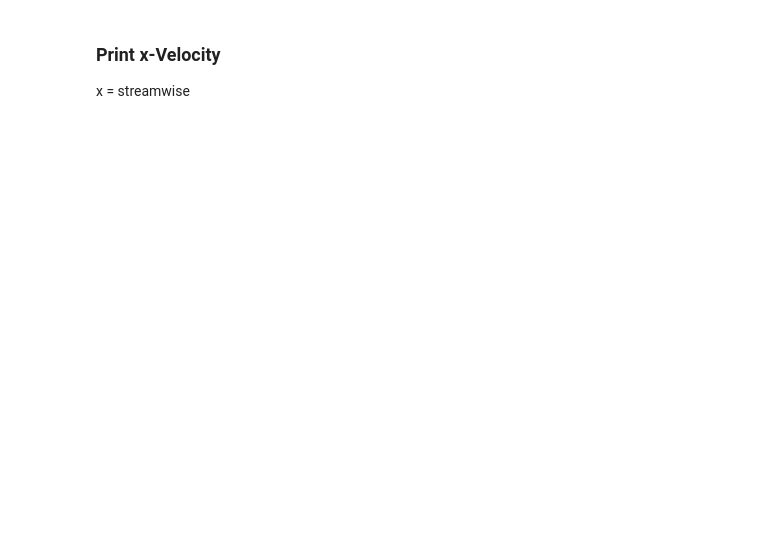
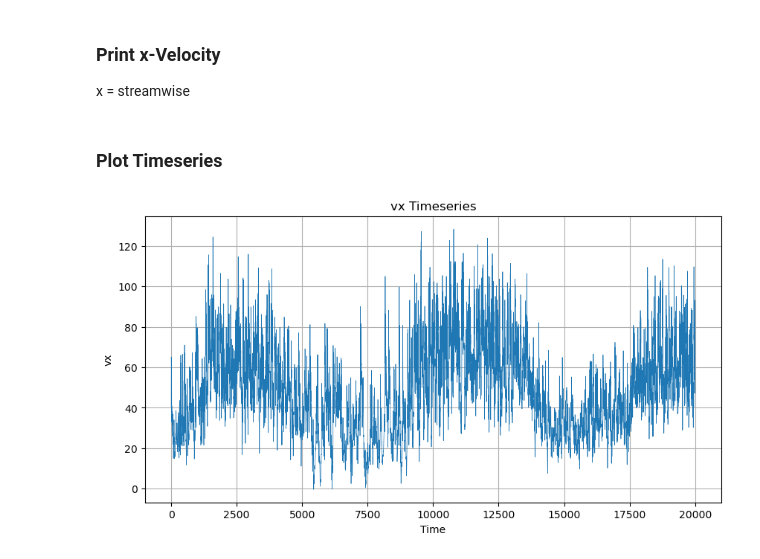
Before and after one commit to MichaelSkowronek/potential_probe_velocity_measuring, a Jupyter notebook: notebooks/measurement_x15_y0_z0.ipynb, the cells around one changed output. Cells and saved outputs as stored; diff of their text form; code cells hidden in the pictures; blank space fills up the shorter version.

```diff
--- a/notebooks/measurement_x15_y0_z0.ipynb
+++ b/notebooks/measurement_x15_y0_z0.ipynb
@@ -19,3 +17,8 @@ slice_folder_path = Path("../../../data/4pi_re1000_ha300.360_ch28.p1/SliceYZ_x00
+# %%
+slice_folder_path = Path("../../../data/4pi_re1000_ha300.360_ch28.p1/SliceYZ_x0015/")
+x_coord = 0.01842125  # Closest to 0.
+y_coord = 0.01842125
+label = 'vx'  # y, z, vx, vy, vz, jx, jy, jz, P, F
 # %% [markdown]
 ### Load Data
 # %%
@@ -177,0 +56,27 @@ extract_timeseries_data_by_coordinates_and_column(
+# %%
+column_index = labels.index(label)
+ts = extract_timeseries_data_by_coordinates_and_column(
+    arrays=timeseries,
+    column_index=column_index,
+    y_coord=x_coord,
+    z_coord=y_coord,
+    )
+# %% [markdown]
+### Plot Timeseries
+# %%
+def plot_timeseries(data, title=f"{label} Timeseries", xlabel='Time', ylabel=label, linewidth=1):
+    # Create an array for the x-axis (time)
+    time = np.arange(len(data))
+
+    # Plotting the data with a specified line width
+    plt.figure(figsize=(10, 5))
+    plt.plot(time, data, linewidth=linewidth)
+    plt.title(title)
+    plt.xlabel(xlabel)
+    plt.ylabel(ylabel)
+    plt.grid()
+    plt.show()
+
+plot_timeseries(ts, linewidth=0.5)
+# %% [output]
+[figure, added]
```
Also changed, not shown: parts of 6 cells of this notebook, 2 other files.
